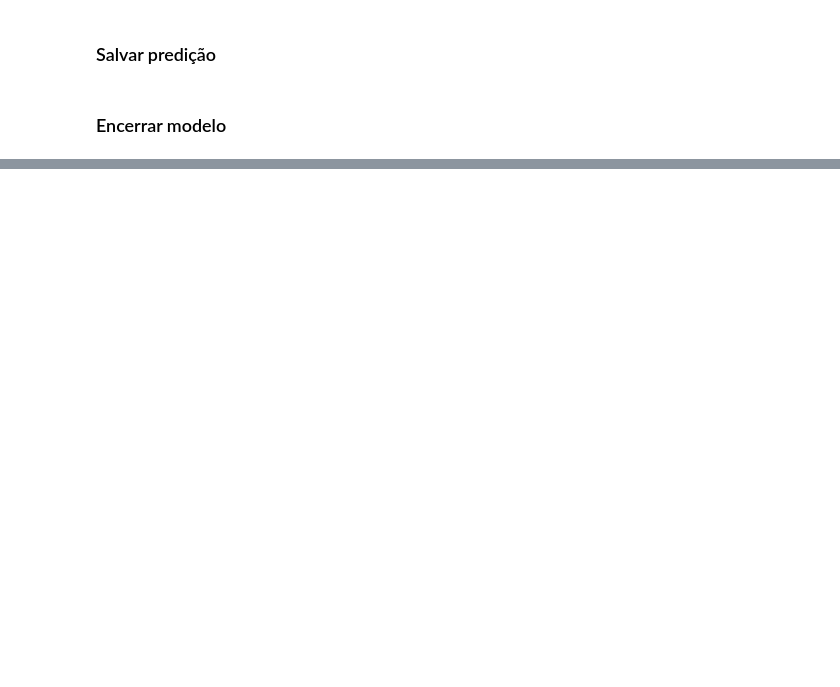
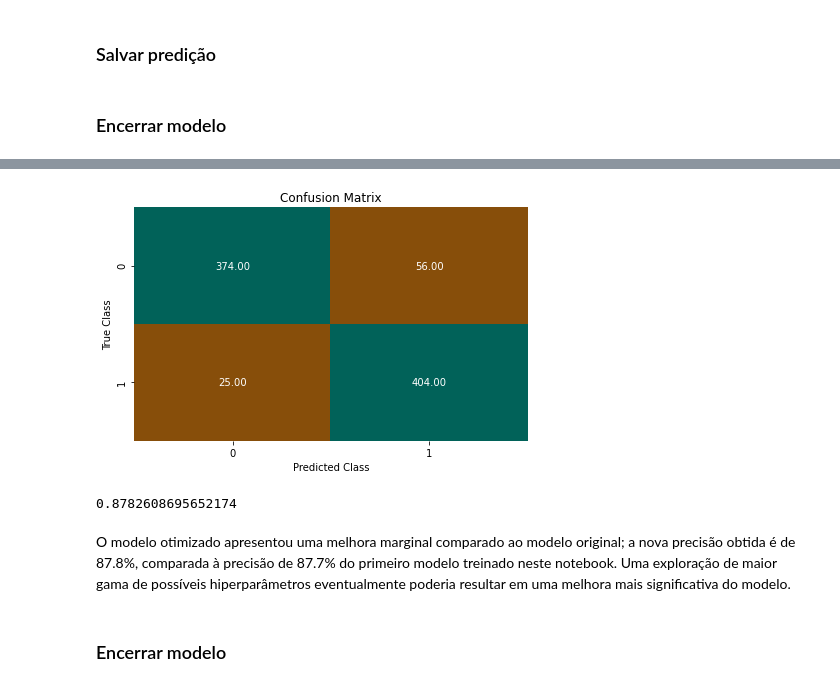
Before and after one commit to RodriguesRBruno/ProjetoMultidisciplinar, a Jupyter notebook: model_combinado.ipynb, the cells around one changed output, grey strips where cells are left out. Drawn from its saved outputs; the diff is of its cells as text; code cells hidden in the pictures; blank space fills up the shorter version.

```diff
--- a/model_combinado.ipynb
+++ b/model_combinado.ipynb
@@ -139,0 +263,8 @@ xgb_predictor_1.delete_endpoint(delete_endpoint_config=True)
+# %%
+attached_tuner = HyperparameterTuner.attach(tuner.latest_tuning_job.name, sagemaker_session=sagemaker.Session())
+best_training_job = attached_tuner.best_training_job()
+# %%
+from sagemaker.estimator import Estimator
+algo_estimator = Estimator.attach(best_training_job)
+
+best_algo_model = algo_estimator.create_model()
@@ -139,0 +277,4 @@ xgb_predictor_1.delete_endpoint(delete_endpoint_config=True)
+# %%
+xgb_predictor_2 = best_algo_model.deploy(initial_instance_count=1,
+                                     serializer=sagemaker.serializers.LibSVMSerializer(),
+                                     instance_type='ml.m4.xlarge')
@@ -139,0 +283,2 @@ xgb_predictor_1.delete_endpoint(delete_endpoint_config=True)
+# %%
+y_pred_2 = make_prediction(xgb_predictor_2, model_name='model_2_combo')
@@ -139,0 +298,12 @@ xgb_predictor_1.delete_endpoint(delete_endpoint_config=True)
+# %%
+plot_confusion_matrix(y_test_2, y_pred_2)
+# %% [output]
+[figure, added]
+# %%
+precision_score(y_test_2, y_pred_2)
+# %% [output]
+0.8782608695652174
+# %% [markdown]
+O modelo otimizado apresentou uma melhora marginal comparado ao modelo original; a nova precisão obtida é de 87.8%, comparada à precisão de 87.7% do primeiro modelo treinado neste notebook. Uma exploração de maior gama de possíveis hiperparâmetros eventualmente poderia resultar em uma melhora mais significativa do modelo.
+# %% [markdown]
+### Encerrar modelo
```
Also changed, not shown: parts of 30 cells of this notebook, 4 other files.
